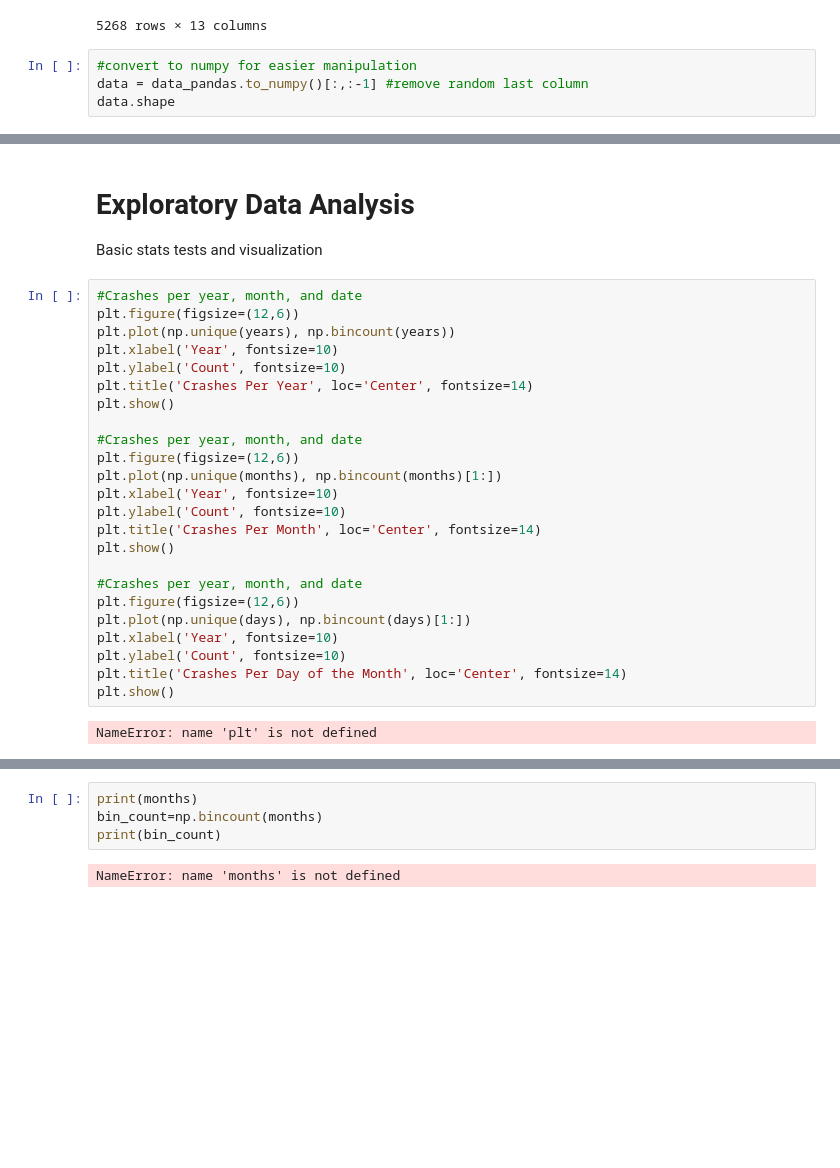
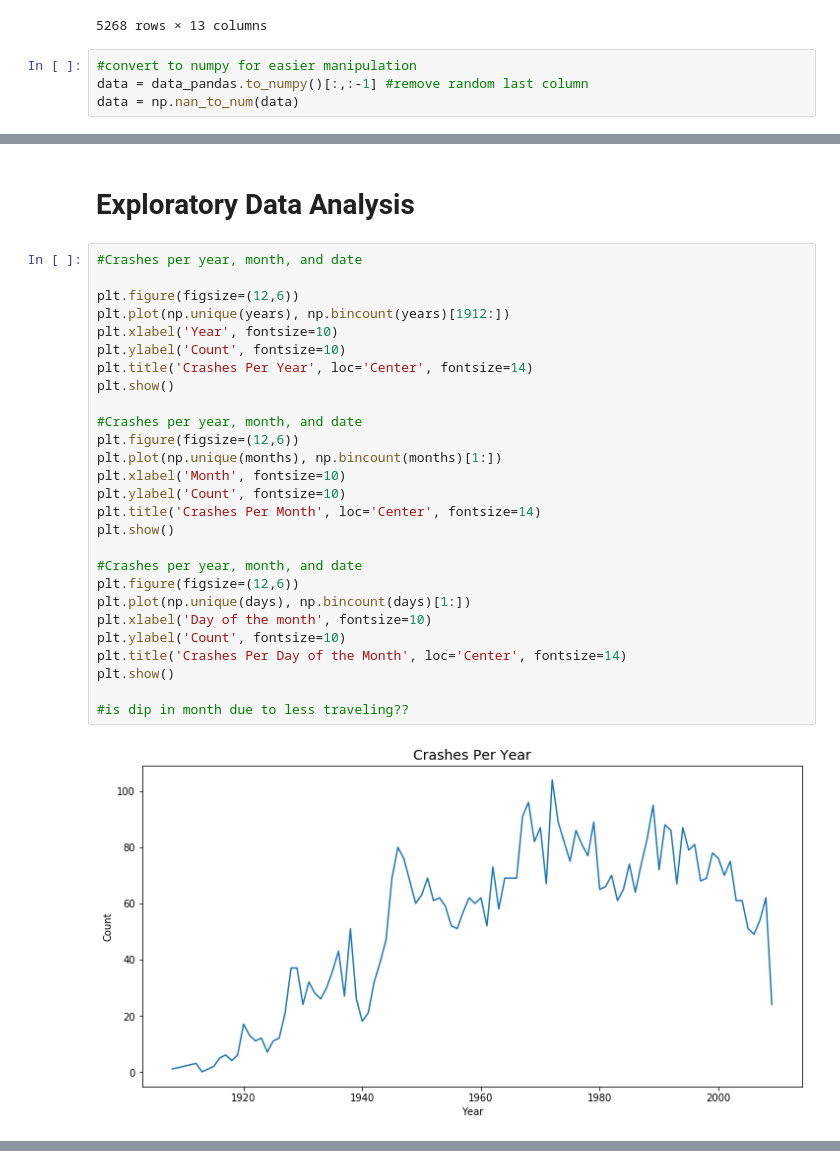
Before and after one commit to GauravTyagi03/PlaneAnalysis, a Jupyter notebook: Plane Crashes.ipynb, the cells around one changed output, grey strips where cells are left out. Cells and saved outputs as stored; diff of their text form; blank space fills up the shorter version.

```diff
--- a/Plane Crashes.ipynb
+++ b/Plane Crashes.ipynb
@@ -31,4 +31,4 @@ data_pandas
 # %%
 #convert to numpy for easier manipulation
 data = data_pandas.to_numpy()[:,:-1] #remove random last column
-data.shape
+data = np.nan_to_num(data)
@@ -64,29 +56,31 @@ NameError: name 'data' is not defined
 # %% [markdown]
 # Exploratory Data Analysis
-Basic stats tests and visualization
 # %%
 #Crashes per year, month, and date
+
 plt.figure(figsize=(12,6))
-plt.plot(np.unique(years), np.bincount(years))
+plt.plot(np.unique(years), np.bincount(years)[1912:])
 plt.xlabel('Year', fontsize=10)
 plt.ylabel('Count', fontsize=10)
 plt.title('Crashes Per Year', loc='Center', fontsize=14)
 plt.show()
 
 #Crashes per year, month, and date
 plt.figure(figsize=(12,6))
 plt.plot(np.unique(months), np.bincount(months)[1:])
-plt.xlabel('Year', fontsize=10)
+plt.xlabel('Month', fontsize=10)
 plt.ylabel('Count', fontsize=10)
 plt.title('Crashes Per Month', loc='Center', fontsize=14)
 plt.show()
 
 #Crashes per year, month, and date
 plt.figure(figsize=(12,6))
 plt.plot(np.unique(days), np.bincount(days)[1:])
-plt.xlabel('Year', fontsize=10)
+plt.xlabel('Day of the month', fontsize=10)
 plt.ylabel('Count', fontsize=10)
 plt.title('Crashes Per Day of the Month', loc='Center', fontsize=14)
 plt.show()
+
+#is dip in month due to less traveling??
 # %% [output]
-NameError: name 'plt' is not defined
+[figure, added]
@@ -93,6 +88,0 @@ NameError: name 'plt' is not defined
-# %%
-print(months)
-bin_count=np.bincount(months)
-print(bin_count)
-# %% [output]
-NameError: name 'months' is not defined
```
Also changed, not shown: parts of 7 cells of this notebook.
